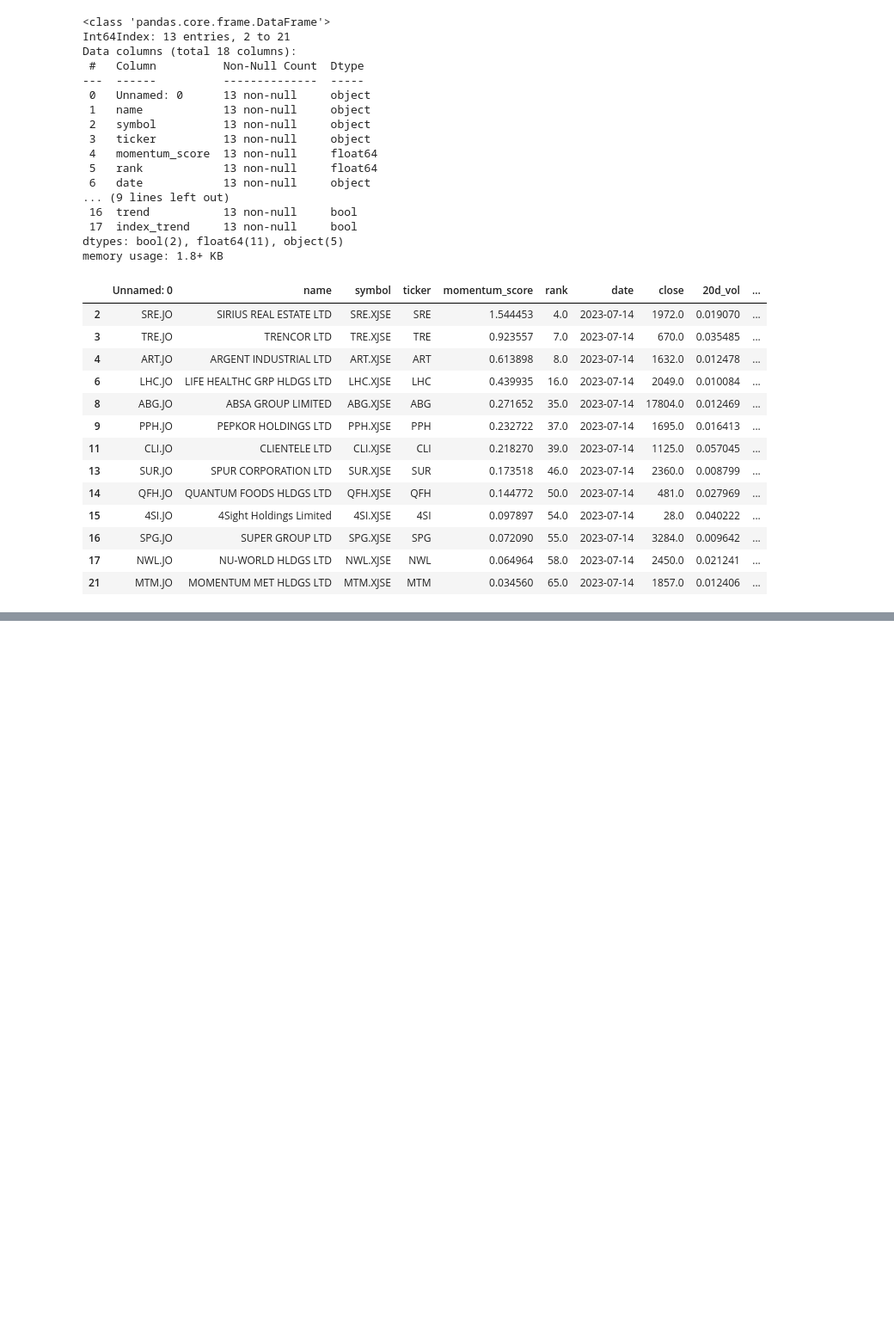
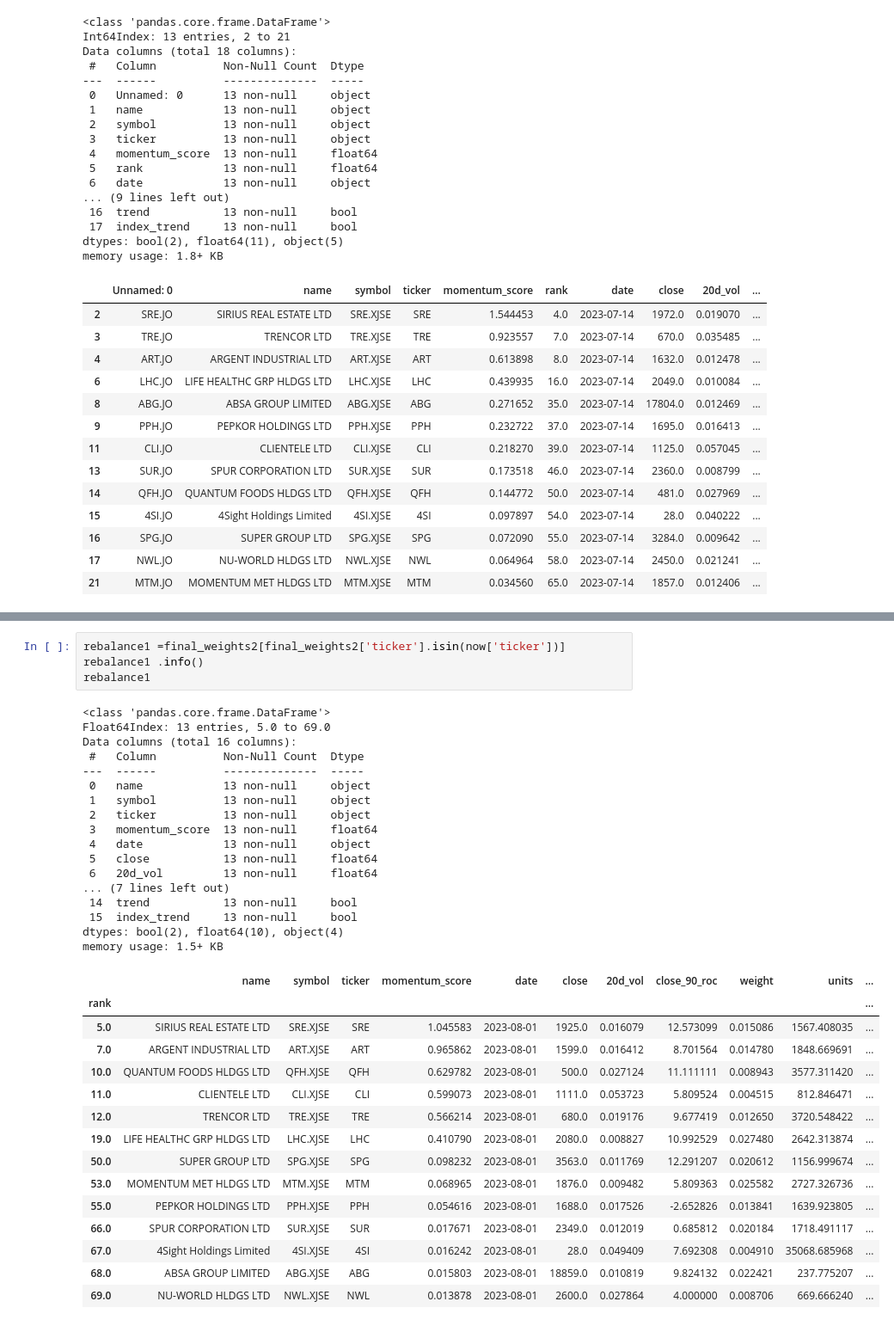
Before and after one commit to helmieresearch/helmieresearch, a Jupyter notebook: Momentum_Ranking_Model.ipynb, the cells around one changed output, grey strips where cells are left out. Shown at 86% size. Drawn from its saved outputs; the diff is of its cells as text; blank space fills up the shorter version.

```diff
--- a/Momentum_Ranking_Model.ipynb
+++ b/Momentum_Ranking_Model.ipynb
@@ -825,0 +839,37 @@ final_weights2["ZAR"].sum()
+# %%
+rebalance1 =final_weights2[final_weights2['ticker'].isin(now['ticker'])]
+rebalance1 .info()
+rebalance1
+# %% [output]
+<class 'pandas.core.frame.DataFrame'>
+Float64Index: 13 entries, 5.0 to 69.0
+Data columns (total 16 columns):
+ #   Column          Non-Null Count  Dtype
+---  ------          --------------  -----
+ 0   name            13 non-null     object
+ 1   symbol          13 non-null     object
+ 2   ticker          13 non-null     object
+ 3   momentum_score  13 non-null     float64
+ 4   date            13 non-null     object
+ 5   close           13 non-null     float64
+ 6   20d_vol         13 non-null     float64
+... (7 lines left out)
+ 14  trend           13 non-null     bool
+ 15  index_trend     13 non-null     bool
+dtypes: bool(2), float64(10), object(4)
+memory usage: 1.5+ KB
+|  | name | symbol | ticker | momentum_score | date | close | 20d_vol | close_90_roc | weight | units | ... |
+| rank |  |  |  |  |  |  |  |  |  |  | ... |
+| 5.0 | SIRIUS REAL ESTATE LTD | SRE.XJSE | SRE | 1.045583 | 2023-08-01 | 1925.0 | 0.016079 | 12.573099 | 0.015086 | 1567.408035 | ... |
+| 7.0 | ARGENT INDUSTRIAL LTD | ART.XJSE | ART | 0.965862 | 2023-08-01 | 1599.0 | 0.016412 | 8.701564 | 0.014780 | 1848.669691 | ... |
+| 10.0 | QUANTUM FOODS HLDGS LTD | QFH.XJSE | QFH | 0.629782 | 2023-08-01 | 500.0 | 0.027124 | 11.111111 | 0.008943 | 3577.311420 | ... |
+| 11.0 | CLIENTELE LTD | CLI.XJSE | CLI | 0.599073 | 2023-08-01 | 1111.0 | 0.053723 | 5.809524 | 0.004515 | 812.846471 | ... |
+| 12.0 | TRENCOR LTD | TRE.XJSE | TRE | 0.566214 | 2023-08-01 | 680.0 | 0.019176 | 9.677419 | 0.012650 | 3720.548422 | ... |
+| 19.0 | LIFE HEALTHC GRP HLDGS LTD | LHC.XJSE | LHC | 0.410790 | 2023-08-01 | 2080.0 | 0.008827 | 10.992529 | 0.027480 | 2642.313874 | ... |
+| 50.0 | SUPER GROUP LTD | SPG.XJSE | SPG | 0.098232 | 2023-08-01 | 3563.0 | 0.011769 | 12.291207 | 0.020612 | 1156.999674 | ... |
+| 53.0 | MOMENTUM MET HLDGS LTD | MTM.XJSE | MTM | 0.068965 | 2023-08-01 | 1876.0 | 0.009482 | 5.809363 | 0.025582 | 2727.326736 | ... |
+| 55.0 | PEPKOR HOLDINGS LTD | PPH.XJSE | PPH | 0.054616 | 2023-08-01 | 1688.0 | 0.017526 | -2.652826 | 0.013841 | 1639.923805 | ... |
+| 66.0 | SPUR CORPORATION LTD | SUR.XJSE | SUR | 0.017671 | 2023-08-01 | 2349.0 | 0.012019 | 0.685812 | 0.020184 | 1718.491117 | ... |
+| 67.0 | 4Sight Holdings Limited | 4SI.XJSE | 4SI | 0.016242 | 2023-08-01 | 28.0 | 0.049409 | 7.692308 | 0.004910 | 35068.685968 | ... |
+| 68.0 | ABSA GROUP LIMITED | ABG.XJSE | ABG | 0.015803 | 2023-08-01 | 18859.0 | 0.010819 | 9.824132 | 0.022421 | 237.775207 | ... |
+| 69.0 | NU-WORLD HLDGS LTD | NWL.XJSE | NWL | 0.013878 | 2023-08-01 | 2600.0 | 0.027864 | 4.000000 | 0.008706 | 669.666240 | ... |
```
Also changed, not shown: parts of 5 cells of this notebook.
